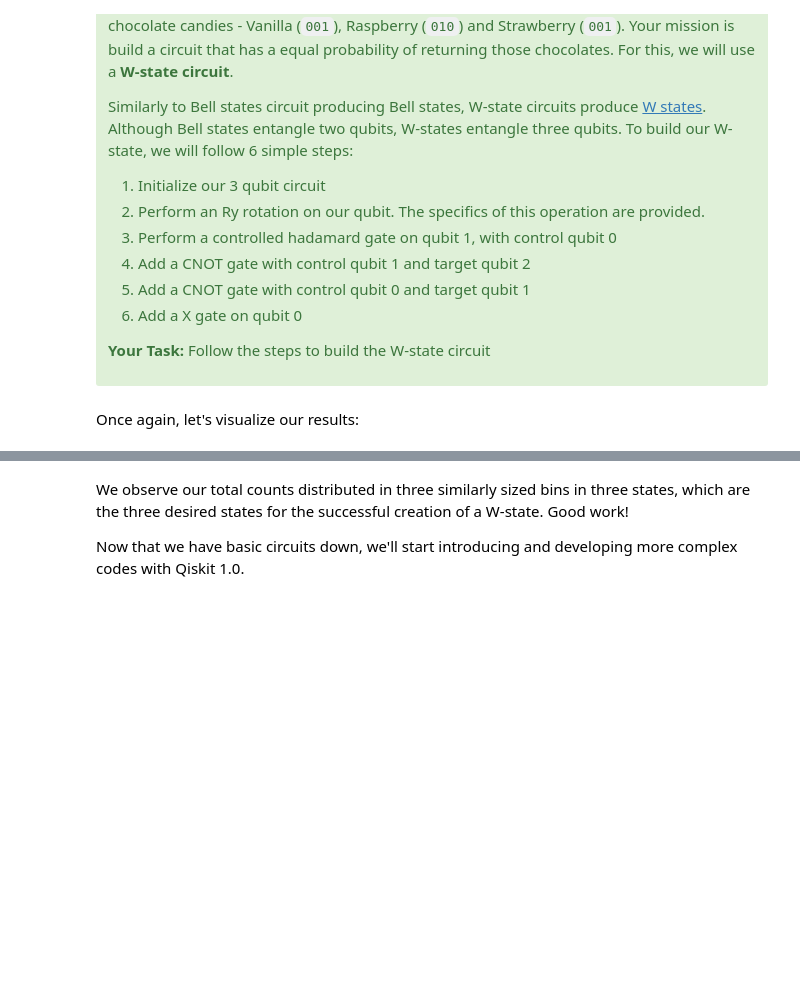
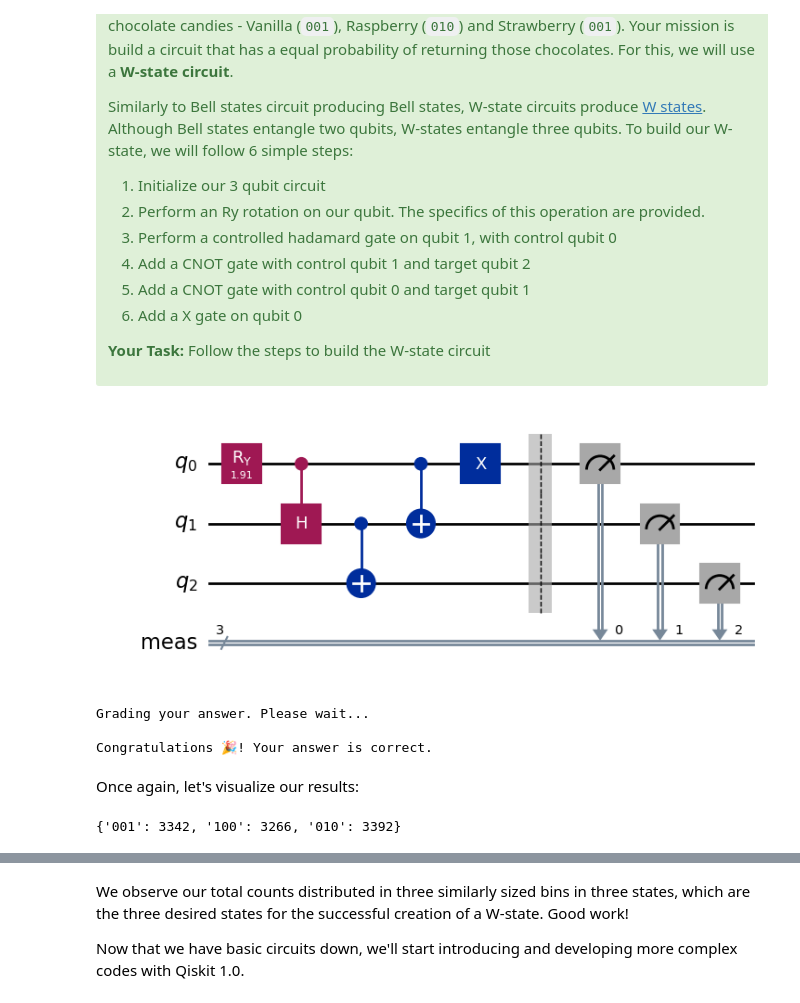
Before and after one commit to PerepaMoorty/Qiskit-BeyondBits, a Jupyter notebook: Notebooks/QFF_Graded_Notebook_2.ipynb, the cells around one changed output, grey strips where cells are left out. Cells and saved outputs as stored; diff of their text form; code cells hidden in the pictures; blank space fills up the shorter version.

```diff
--- a/Notebooks/QFF_Graded_Notebook_2.ipynb
+++ b/Notebooks/QFF_Graded_Notebook_2.ipynb
@@ -229,23 +245,38 @@ To build our W-state, we will follow 6 simple steps:
 </div>
 # %%
 # Step 1
-qc =
+qc = QuantumCircuit(3)
 
 # Step 2 (provided)
 qc.ry(1.91063324, 0)
 
 # Add steps 3-6 below
 
+# Performing Hadamard Gate - Control qubit 0
+qc.ch(0, 1)
 
+# Add CNOT gate with control qubit 1 on qubit 2
+qc.cx(1, 2)
 
+# Add CNOT gate with control qubit 0 on qubit 1
+qc.cx(0, 1)
+
+# Adding a X Gate on Qubit 0
+qc.x(0)
 
 ### Don't change any code past this line ###
 qc.measure_all()
 qc.draw('mpl')
+# %% [output]
+[figure, added]
 # %%
 # Submit your answer using following code
 
 grade_lab2_ex3(qc) # Expected result type: # Expected result type: QuantumCircuit
+# %% [output]
+Grading your answer. Please wait...
+
+Congratulations 🎉! Your answer is correct.
 # %% [markdown]
 Once again, let's visualize our results:
 # %%
@@ -257,5 +288,7 @@ result_sampler = job_sampler.result()
 counts_sampler = result_sampler[0].data.meas.get_counts()
 
 print(counts_sampler)
+# %% [output]
+{'001': 3342, '100': 3266, '010': 3392}
 # %%
 plot_histogram(counts_sampler)
```
Also changed, not shown: parts of 20 cells of this notebook.
